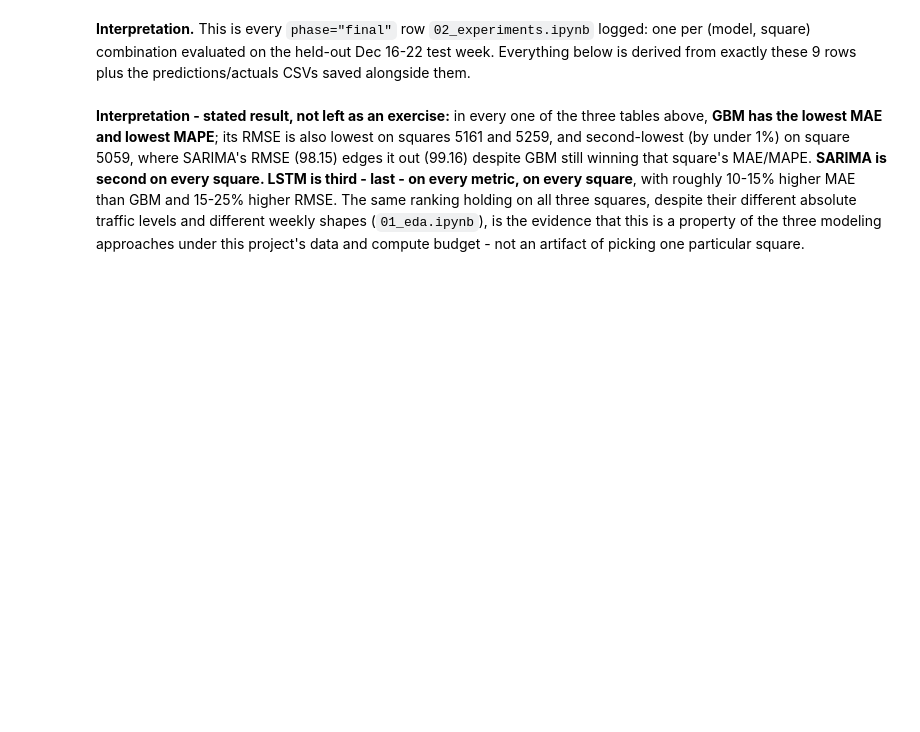
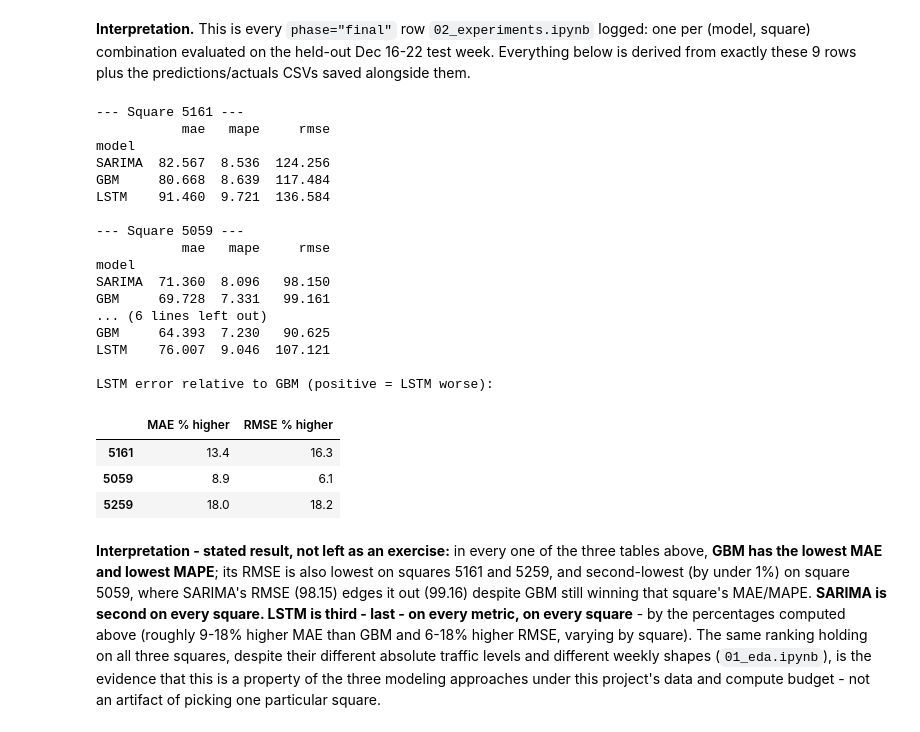
Before and after one commit to nehemmy55/Time-Series-Forecasting, a Jupyter notebook: notebooks/03_model_comparison.ipynb, the cells around one changed output. Cells and saved outputs as stored; diff of their text form; code cells hidden in the pictures; blank space fills up the shorter version.

```diff
--- a/notebooks/03_model_comparison.ipynb
+++ b/notebooks/03_model_comparison.ipynb
@@ -44,25 +55,59 @@ the predictions/actuals CSVs saved alongside them.
 # %%
 # Three per-square metric tables (MAE / MAPE / RMSE x 3 models).
 per_square_tables = {}
 for square_id in TOP3:
     sub = final_log[final_log["square_id"] == square_id].set_index("model")[["mae", "mape", "rmse"]]
     sub = sub.loc[[m for m in MODEL_NAMES if m in sub.index]].round(3)
     per_square_tables[square_id] = sub
     sub.to_csv(RESULTS_DIR / f"metrics_square_{square_id}.csv")
     print(f"--- Square {square_id} ---")
     print(sub, "\n")
+
+# Computed, not eyeballed: how much worse is LSTM than GBM, per square?
+lstm_vs_gbm = pd.DataFrame({
+    sq: {
+        "MAE % higher": (per_square_tables[sq].loc["LSTM", "mae"] / per_square_tables[sq].loc["GBM", "mae"] - 1) * 100,
+        "RMSE % higher": (per_square_tables[sq].loc["LSTM", "rmse"] / per_square_tables[sq].loc["GBM", "rmse"] - 1) * 100,
+    }
+    for sq in TOP3
+}).T.round(1)
+print("LSTM error relative to GBM (positive = LSTM worse):")
+lstm_vs_gbm
+# %% [output]
+--- Square 5161 ---
+           mae   mape     rmse
+model
+SARIMA  82.567  8.536  124.256
+GBM     80.668  8.639  117.484
+LSTM    91.460  9.721  136.584
+
+--- Square 5059 ---
+           mae   mape     rmse
+model
+SARIMA  71.360  8.096   98.150
+GBM     69.728  7.331   99.161
+... (6 lines left out)
+GBM     64.393  7.230   90.625
+LSTM    76.007  9.046  107.121
+
+LSTM error relative to GBM (positive = LSTM worse):
+|  | MAE % higher | RMSE % higher |
+| 5161 | 13.4 | 16.3 |
+| 5059 | 8.9 | 6.1 |
+| 5259 | 18.0 | 18.2 |
 # %% [markdown]
 **Interpretation - stated result, not left as an exercise:** in every one of
 the three tables above, **GBM has the lowest MAE and lowest MAPE**; its RMSE
 is also lowest on squares 5161 and 5259, and second-lowest (by under 1%) on
 square 5059, where SARIMA's RMSE (98.15) edges it out (99.16) despite GBM
 still winning that square's MAE/MAPE. **SARIMA is second on every square.
-LSTM is third - last - on every metric, on every square**, with roughly
-10-15% higher MAE than GBM and 15-25% higher RMSE. The same ranking holding
-on all three squares, despite their different absolute traffic levels and
-different weekly shapes (`01_eda.ipynb`), is the evidence that this is a
-property of the three modeling approaches under this project's data and
-compute budget - not an artifact of picking one particular square.
+LSTM is third - last - on every metric, on every square** - by the
+percentages computed above (roughly 9-18% higher MAE than GBM and 6-18%
+higher RMSE, varying by square). The same ranking holding on all three
+squares, despite their different absolute traffic levels and different
+weekly shapes (`01_eda.ipynb`), is the evidence that this is a property of
+the three modeling approaches under this project's data and compute budget -
+not an artifact of picking one particular square.
 # %%
 # Nine actual-vs-predicted plots (3 models x 3 squares).
 for square_id in TOP3:
```
Also changed, not shown: parts of 9 cells of this notebook, 28 other files.
